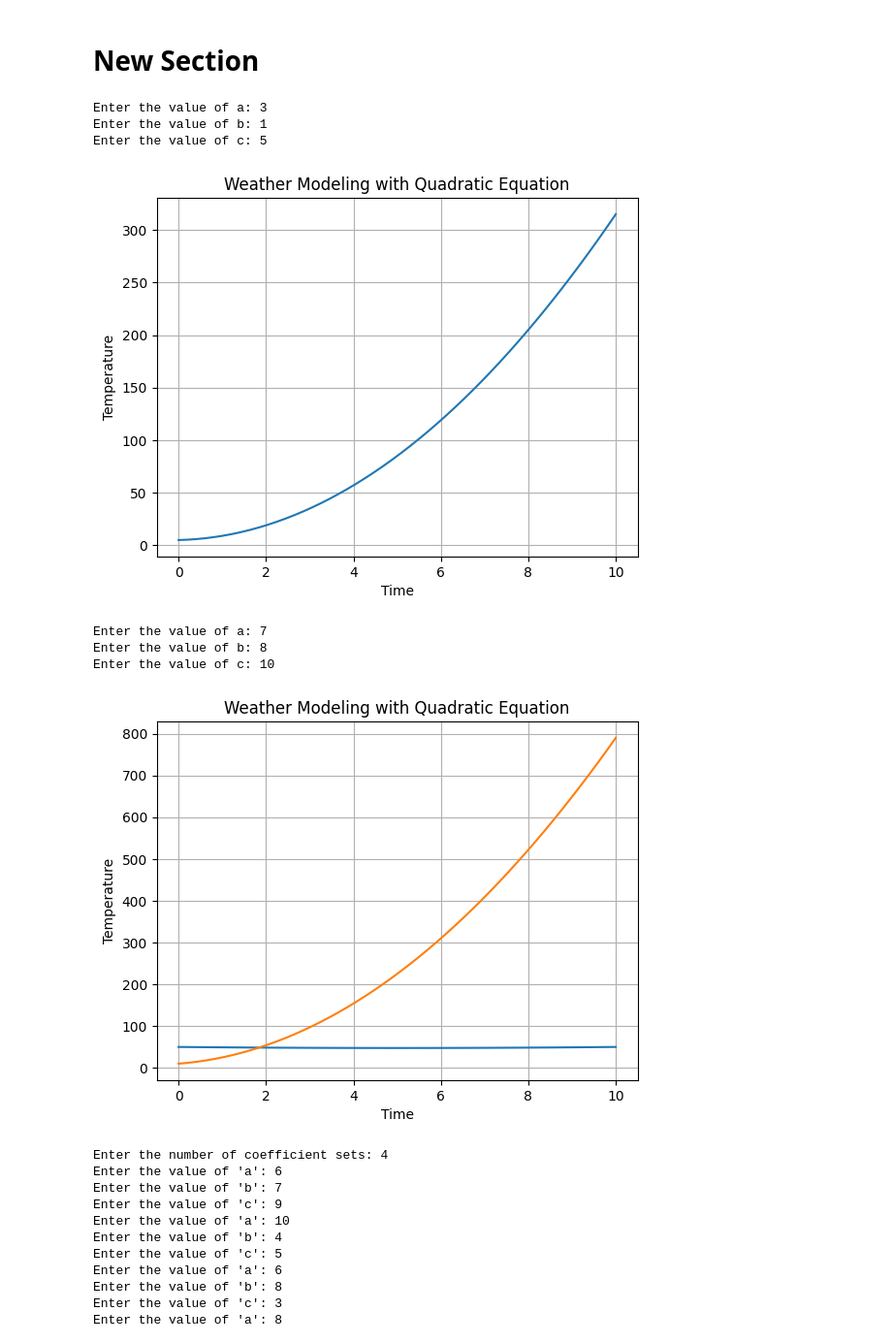
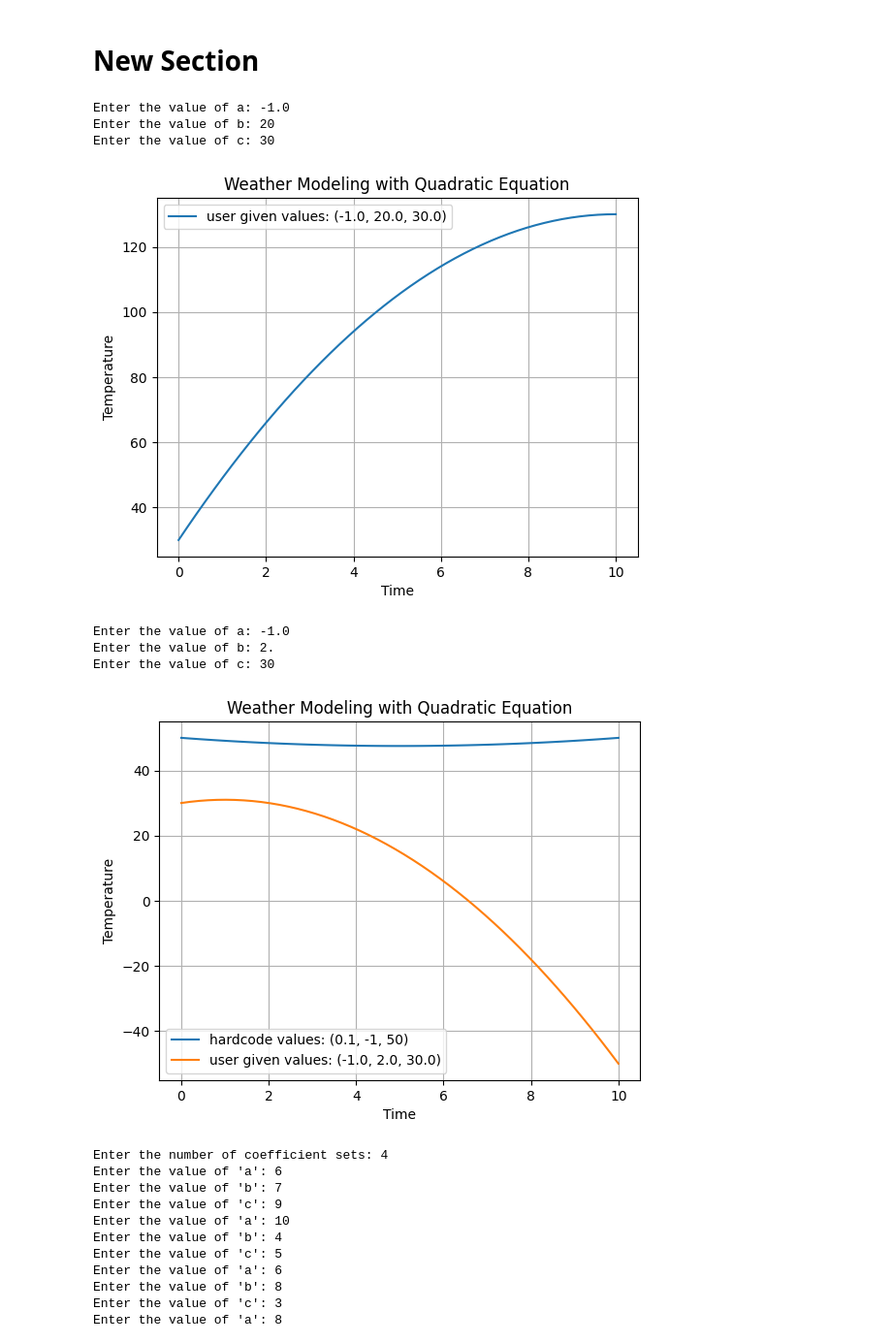
Before and after one commit to chettuprasanna/Software-Engineering-lab, a Jupyter notebook: 1lab_py.ipynb, the cells around one changed output. Shown at 97% size. Cells and saved outputs as stored; diff of their text form; code cells hidden in the pictures.

```diff
--- a/1lab_py.ipynb
+++ b/1lab_py.ipynb
@@ -3,17 +3,18 @@
 # %%
 import matplotlib.pyplot as plt
 import numpy as np
-def Quadratic_model(time):
-  a = 0.1
-  b = -1
-  c = 50
+def Quadratic_model(time,a,b,c):
+
   temperature = a * (time**2) + b * time + c
   return temperature
 
 def main():
+    a = 0.1
+    b = -1
+    c = 50
     time_values=np.linspace(0,10,50)
-    temperature_hardcode=Quadratic_model(time_values)
-    plt.plot(time_values , temperature_hardcode)
+    temperature_hardcode=Quadratic_model(time_values, a,b,c)
+    plt.plot(time_values , temperature_hardcode,label=f"hardcoded values:{a,b,c}")
     plt.xlabel('time')
     plt.ylabel('temperature')
     plt.legend()
@@ -44,54 +44,59 @@ def main():
     time_values = np.linspace(0, 10, 50)
     temperature_hardcode = Quadratic_model(time_values, a, b, c)
 
-    plt.plot(time_values, temperature_hardcode)
+    plt.plot(time_values, temperature_hardcode, label=f"user given values: {a, b, c}")
     plt.xlabel('Time')
     plt.ylabel('Temperature')
     plt.title('Weather Modeling with Quadratic Equation')
     plt.grid(True)
+    plt.legend()
     plt.show()
 
 if __name__ == "__main__":
     main()
 # %% [output]
-Enter the value of a: 3
-Enter the value of b: 1
-Enter the value of c: 5
+Enter the value of a: -1.0
+Enter the value of b: 20
+Enter the value of c: 30
-[figure, old version]
+[figure, new version]
 # %%
 import matplotlib.pyplot as plt
 import numpy as np
-def Quadratic_model(time):
-  a = 0.1
-  b = -1
-  c = 50
-  temperature = a * (time**2) + b * time + c
-  return temperature
-def Quadratic_model2(time):
-   a = float(input("Enter the value of a: "))
-   b = float(input("Enter the value of b: "))
-   c = float(input("Enter the value of c: "))
-   temperature = a * (time**2) + b * time + c
-   return temperature
+
+def Quadratic_model(time, a, b, c):
+    temperature = a * (time**2) + b * time + c
+    return temperature
+
+def Quadratic_model2(time, a, b, c):
+    temperature = a * (time**2) + b * time + c
+    return temperature
+
 def main():
+    a = 0.1
+    b = -1
+    c = 50
+    a1 = float(input("Enter the value of a: "))
+    b1 = float(input("Enter the value of b: "))
+    c1 = float(input("Enter the value of c: "))
     time_values = np.linspace(0, 10, 50)
-    temperature_hardcode = Quadratic_model(time_values)
-    plt.plot(time_values, temperature_hardcode, label="hardcode values")
-    temperature_user = Quadratic_model2(time_values)
-    plt.plot(time_values, temperature_user,label="user given values")
+    temperature_hardcode = Quadratic_model(time_values, a, b, c)
+    plt.plot(time_values, temperature_hardcode, label=f"hardcode values: {a, b, c}")
+    temperature_user = Quadratic_model2(time_values, a1, b1, c1)
+    plt.plot(time_values, temperature_user, label=f"user given values: {a1, b1, c1}")
     plt.xlabel('Time')
     plt.ylabel('Temperature')
     plt.title('Weather Modeling with Quadratic Equation')
     plt.grid(True)
+    plt.legend()
     plt.show()
 
 if __name__ == "__main__":
     main()
 # %% [output]
-Enter the value of a: 7
-Enter the value of b: 8
-Enter the value of c: 10
+Enter the value of a: -1.0
+Enter the value of b: 2.
+Enter the value of c: 30
-[figure, old version]
+[figure, new version]
 # %%
 import matplotlib.pyplot as plt
 import numpy as np
```
Also changed, not shown: parts of 2 cells of this notebook.
